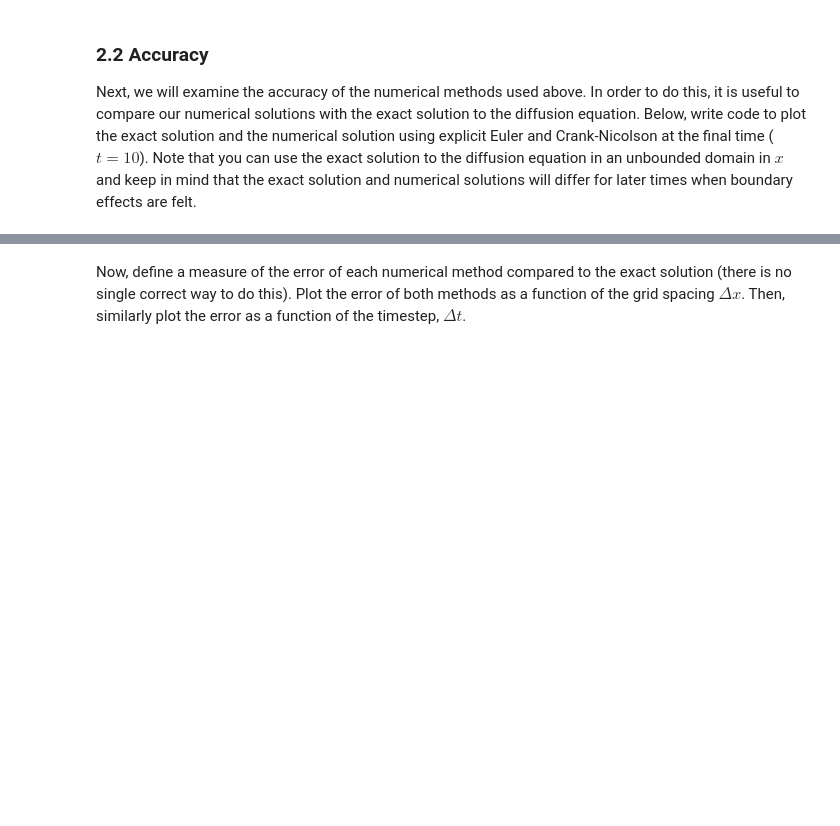
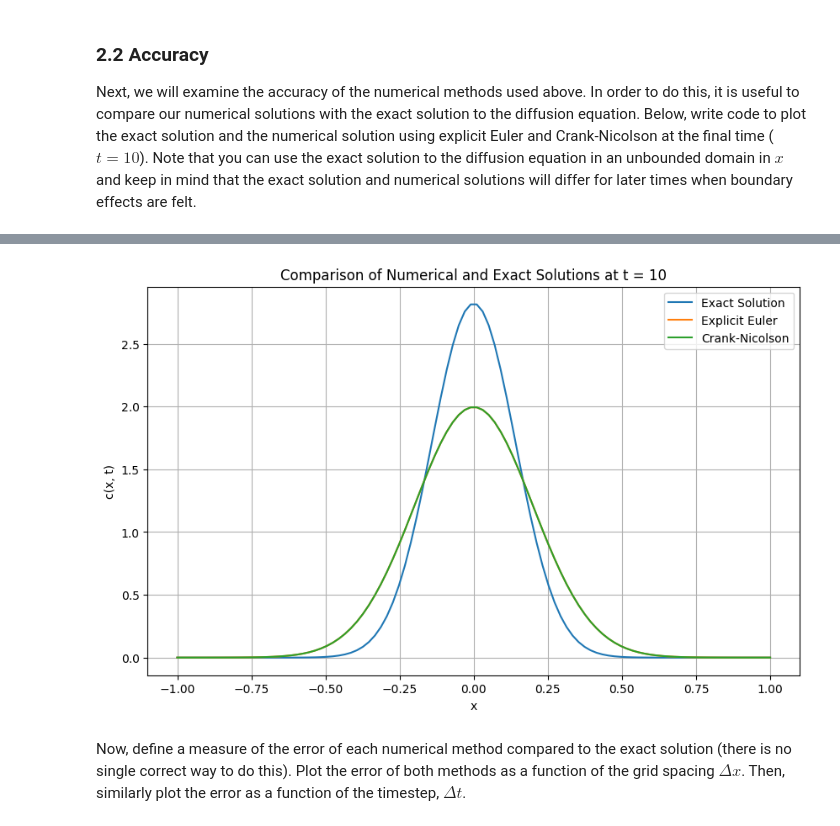
Before and after one commit to StarYuxinChen/QCES, a Jupyter notebook: Project1_numerical_methods.ipynb, the cells around one changed output, grey strips where cells are left out. Cells and saved outputs as stored; diff of their text form; code cells hidden in the pictures; blank space fills up the shorter version.

```diff
--- a/Project1_numerical_methods.ipynb
+++ b/Project1_numerical_methods.ipynb
@@ -247,0 +244,41 @@ Next, we will examine the accuracy of the numerical methods used above. In order
+# %%
+import numpy as np
+import matplotlib.pyplot as plt
+
+# Define the exact solution at the final time
+def exact_solution(x, kappa, t_end):
+    return (4 * np.pi * kappa * t_end) ** (-0.5) * np.exp(-x**2 / (4 * kappa * t_end))
+
+# Given parameters
+kappa = 0.001
+t_start = 0
+t_end = 10
+Nt = 1000
+x_start = -1
+x_end = 1
+Nx = 100
+
+# Create vectors of times and x
+t = np.linspace(t_start, t_end, Nt)
+x = np.linspace(x_start, x_end, Nx)
+
+# Calculate the exact solution at the final time
+c_exact = exact_solution(x, kappa, t_end)
+
+# Assuming EE and CN functions return results with dimensions (Nx, Nt)
+# Get the numerical solutions from your functions
+c_EE = EE(x, t, kappa)  # Explicit Euler solution
+c_CN = CN(x, t, kappa)  # Crank-Nicolson solution
+
+# Plot the exact and numerical solutions at the final time
+plt.figure(figsize=(10, 6))
+plt.plot(x, c_exact, label='Exact Solution')
+plt.plot(x, c_EE[:, -1], label='Explicit Euler')
+plt.plot(x, c_CN[:, -1], label='Crank-Nicolson')
+plt.xlabel('x')
+plt.ylabel('c(x, t)')
+plt.title('Comparison of Numerical and Exact Solutions at t = 10')
+plt.legend()
+plt.grid(True)
+plt.show()
+# %% [output]
@@ -248,3 +287,4 @@ Next, we will examine the accuracy of the numerical methods used above. In order
+[figure, added]
 # %% [markdown]
 Now, define a measure of the error of each numerical method compared to the exact solution (there is no single correct way to do this). Plot the error of both methods as a function of the grid spacing $\Delta x$. Then, similarly plot the error as a function of the timestep, $\Delta t$.
 # %% [markdown]
```
Also changed, not shown: parts of 7 cells of this notebook.
